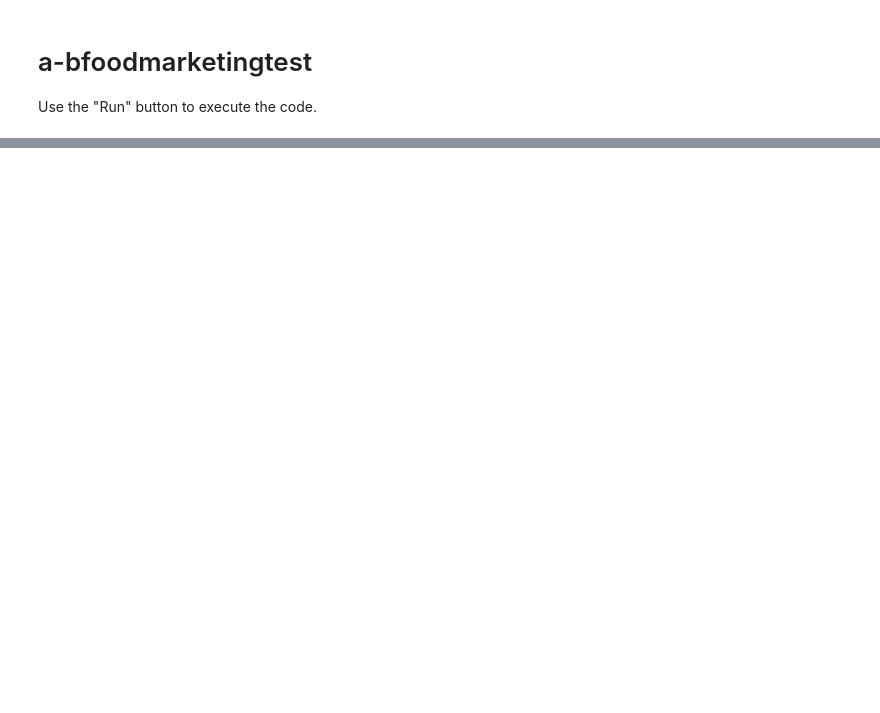
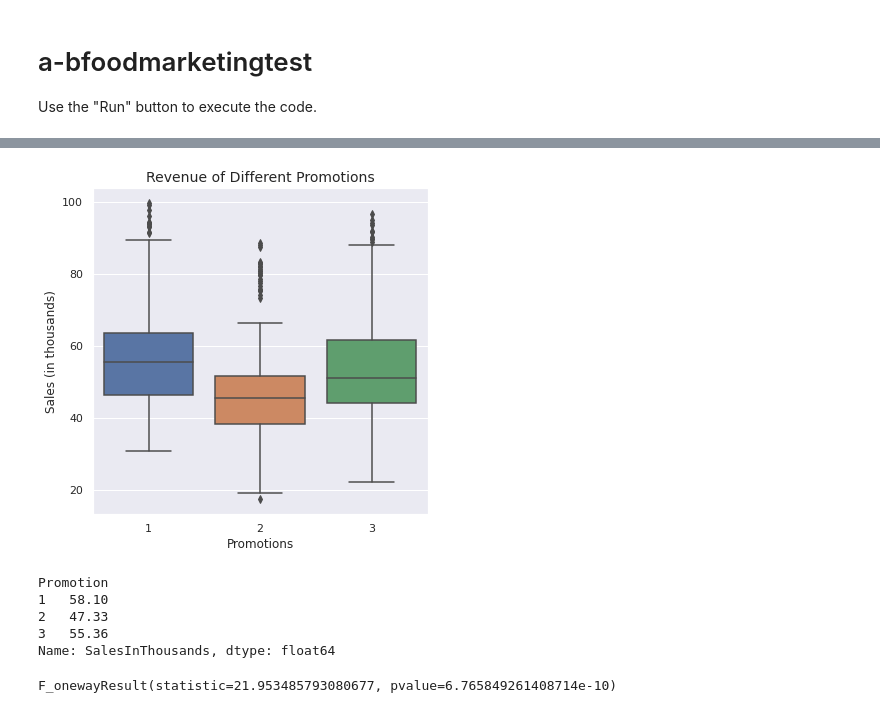
Before and after one commit to programeralebrije/a-bfoodmarketingtest, a Jupyter notebook: a_bfoodmarketingtest.ipynb, the cells around one changed output, grey strips where cells are left out. Cells and saved outputs as stored; diff of their text form; code cells hidden in the pictures; blank space fills up the shorter version.

```diff
--- a/a_bfoodmarketingtest.ipynb
+++ b/a_bfoodmarketingtest.ipynb
@@ -20,0 +236,22 @@ jovian.commit(project="a-bfoodmarketingtest")
+# %%
+# Explore the sales with promotion and market sizes
+fig= plt.figure(figsize=(6,6))
+# ax = sns.displot(x="SalesInThousands", data=df, hue='MarketSize',
+#                  col='Promotion', kind='kde', col_order=[1,2,3], hue_order=['Small','Medium','Large'])
+
+ax = sns.boxplot(y="SalesInThousands", data=df, x='Promotion',
+                 order =[1,2,3])
+ax.set_ylabel('Sales (in thousands)')
+ax.set_xlabel('Promotions')
+ax.set_title('Revenue of Different Promotions', fontsize=14)
+plt.show()
+# %% [output]
+[figure, added]
+# %%
+df.groupby('Promotion')['SalesInThousands'].mean()
+# %% [output]
+Promotion
+1   58.10
+2   47.33
+3   55.36
+Name: SalesInThousands, dtype: float64
@@ -20,0 +262,4 @@ jovian.commit(project="a-bfoodmarketingtest")
+# %%
+stats.f_oneway(p1_sale, p2_sale, p3_sale)
+# %% [output]
+F_onewayResult(statistic=21.953485793080677, pvalue=6.765849261408714e-10)
```
Also changed, not shown: parts of 38 cells of this notebook.
